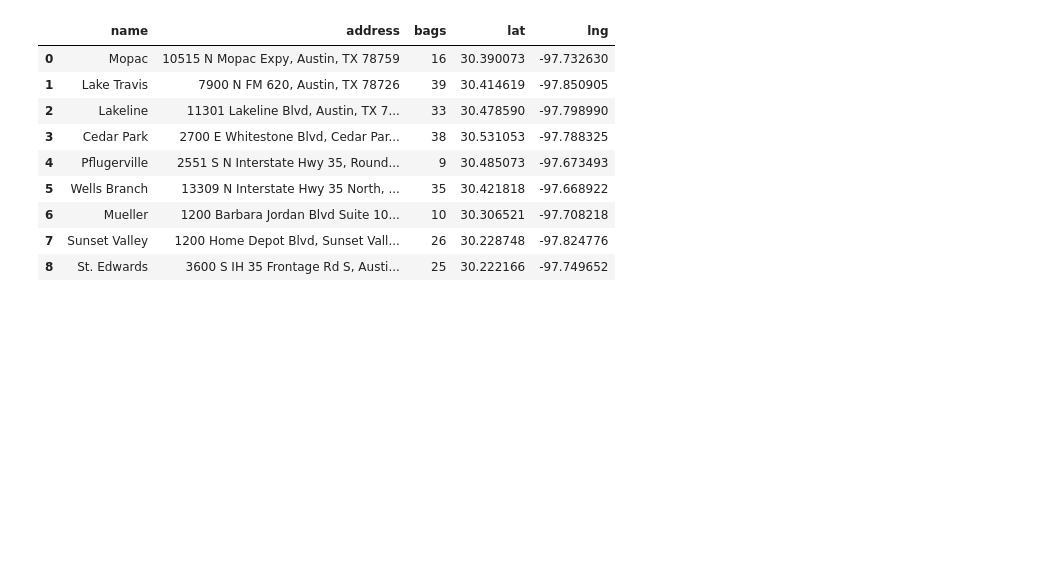
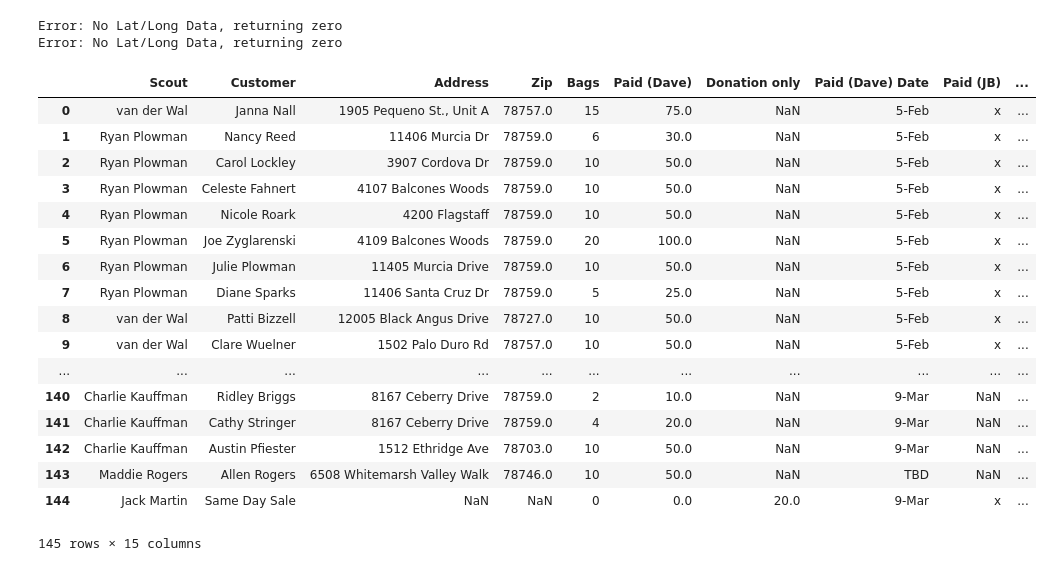
Before and after one commit to Troop454/optimulch, a Jupyter notebook: HomeDepot.ipynb, the cells around one changed output. Saved outputs shown, nothing was run; the diff lists cells and outputs as text; code cells hidden in the pictures; blank space fills up the shorter version.

Commit message:
2019 Schedule Generator
Worked things up to leverage data from 2019 and produce a first pass delivery schedule.

```diff
--- a/HomeDepot.ipynb
+++ b/HomeDepot.ipynb
@@ -29,0 +15,9 @@ customers
+# %%
+import pandas as pd
+DATA_DIRECTORY = '/Users/sorensen/Dropbox/Scouts/Mulch_Data_2019/'
+#Before Saving the .csv of Sales, make sure you do the following from the original spreadsheet:
+#1.  Ensure the Address, Bags, ... fields are formattted correctly
+#2.  Remove any non-address entries from the "Address" column as they are not to be delivered
+CUSTOMERS_FILE = DATA_DIRECTORY + 'Sales.csv'
+customers = pd.read_csv(CUSTOMERS_FILE)
+customers
@@ -30,4 +43,4 @@ customers
 # %%
-latlong=customers.address.map(gmaps.geocode)
+latlong=customers.Address.map(gmaps.geocode)
 latlong
 # %% [output]
@@ -44,15 +64,34 @@ Name: address, dtype: object
+# %%
+#[response for response in latlong] #['geometry']['location']['lat']
+def get_latlong(response, field):
+    try:
+        r = response[0]['geometry']['location'][field]
+        return(r)
+    except:
+        print("Error: No Lat/Long Data, returning zero")
+        return(None)
 # %%
-customers['lat'] = [response[0]['geometry']['location']['lat'] for response in latlong]
-customers['lng'] = [response[0]['geometry']['location']['lng'] for response in latlong]
+customers['lat'] = [get_latlong(response, 'lat') for response in latlong]
+customers['lng'] = [get_latlong(response, 'lng') for response in latlong]
 customers
 # %% [output]
+Error: No Lat/Long Data, returning zero
+Error: No Lat/Long Data, returning zero
-|  | name | address | bags | lat | lng |
-| 0 | Mopac | 10515 N Mopac Expy, Austin, TX 78759 | 16 | 30.390073 | -97.732630 |
-| 1 | Lake Travis | 7900 N FM 620, Austin, TX 78726 | 39 | 30.414619 | -97.850905 |
-| 2 | Lakeline | 11301 Lakeline Blvd, Austin, TX 7... | 33 | 30.478590 | -97.798990 |
-| 3 | Cedar Park | 2700 E Whitestone Blvd, Cedar Par... | 38 | 30.531053 | -97.788325 |
-| 4 | Pflugerville | 2551 S N Interstate Hwy 35, Round... | 9 | 30.485073 | -97.673493 |
-| 5 | Wells Branch | 13309 N Interstate Hwy 35 North, ... | 35 | 30.421818 | -97.668922 |
-| 6 | Mueller | 1200 Barbara Jordan Blvd Suite 10... | 10 | 30.306521 | -97.708218 |
-| 7 | Sunset Valley | 1200 Home Depot Blvd, Sunset Vall... | 26 | 30.228748 | -97.824776 |
-| 8 | St. Edwards | 3600 S IH 35 Frontage Rd S, Austi... | 25 | 30.222166 | -97.749652 |
+|  | Scout | Customer | Address | Zip | Bags | Paid (Dave) | Donation only | Paid (Dave) Date | Paid (JB) | ... |
+| 0 | van der Wal | Janna Nall | 1905 Pequeno St., Unit A | 78757.0 | 15 | 75.0 | NaN | 5-Feb | x | ... |
+| 1 | Ryan Plowman | Nancy Reed | 11406 Murcia Dr | 78759.0 | 6 | 30.0 | NaN | 5-Feb | x | ... |
+| 2 | Ryan Plowman | Carol Lockley | 3907 Cordova Dr | 78759.0 | 10 | 50.0 | NaN | 5-Feb | x | ... |
+| 3 | Ryan Plowman | Celeste Fahnert | 4107 Balcones Woods | 78759.0 | 10 | 50.0 | NaN | 5-Feb | x | ... |
+| 4 | Ryan Plowman | Nicole Roark | 4200 Flagstaff | 78759.0 | 10 | 50.0 | NaN | 5-Feb | x | ... |
+| 5 | Ryan Plowman | Joe Zyglarenski | 4109 Balcones Woods | 78759.0 | 20 | 100.0 | NaN | 5-Feb | x | ... |
+| 6 | Ryan Plowman | Julie Plowman | 11405 Murcia Drive | 78759.0 | 10 | 50.0 | NaN | 5-Feb | x | ... |
+| 7 | Ryan Plowman | Diane Sparks | 11406 Santa Cruz Dr | 78759.0 | 5 | 25.0 | NaN | 5-Feb | x | ... |
+| 8 | van der Wal | Patti Bizzell | 12005 Black Angus Drive | 78727.0 | 10 | 50.0 | NaN | 5-Feb | x | ... |
+| 9 | van der Wal | Clare Wuelner | 1502 Palo Duro Rd | 78757.0 | 10 | 50.0 | NaN | 5-Feb | x | ... |
+| ... | ... | ... | ... | ... | ... | ... | ... | ... | ... | ... |
+| 140 | Charlie Kauffman | Ridley Briggs | 8167 Ceberry Drive | 78759.0 | 2 | 10.0 | NaN | 9-Mar | NaN | ... |
+| 141 | Charlie Kauffman | Cathy Stringer | 8167 Ceberry Drive | 78759.0 | 4 | 20.0 | NaN | 9-Mar | NaN | ... |
+| 142 | Charlie Kauffman | Austin Pfiester | 1512 Ethridge Ave | 78703.0 | 10 | 50.0 | NaN | 9-Mar | NaN | ... |
+| 143 | Maddie Rogers | Allen Rogers | 6508 Whitemarsh Valley Walk | 78746.0 | 10 | 50.0 | NaN | TBD | NaN | ... |
+| 144 | Jack Martin | Same Day Sale | NaN | NaN | 0 | 0.0 | 20.0 | 9-Mar | x | ... |
+145 rows × 15 columns
```
Also changed, not shown: parts of 14 cells of this notebook, 1 other file.
